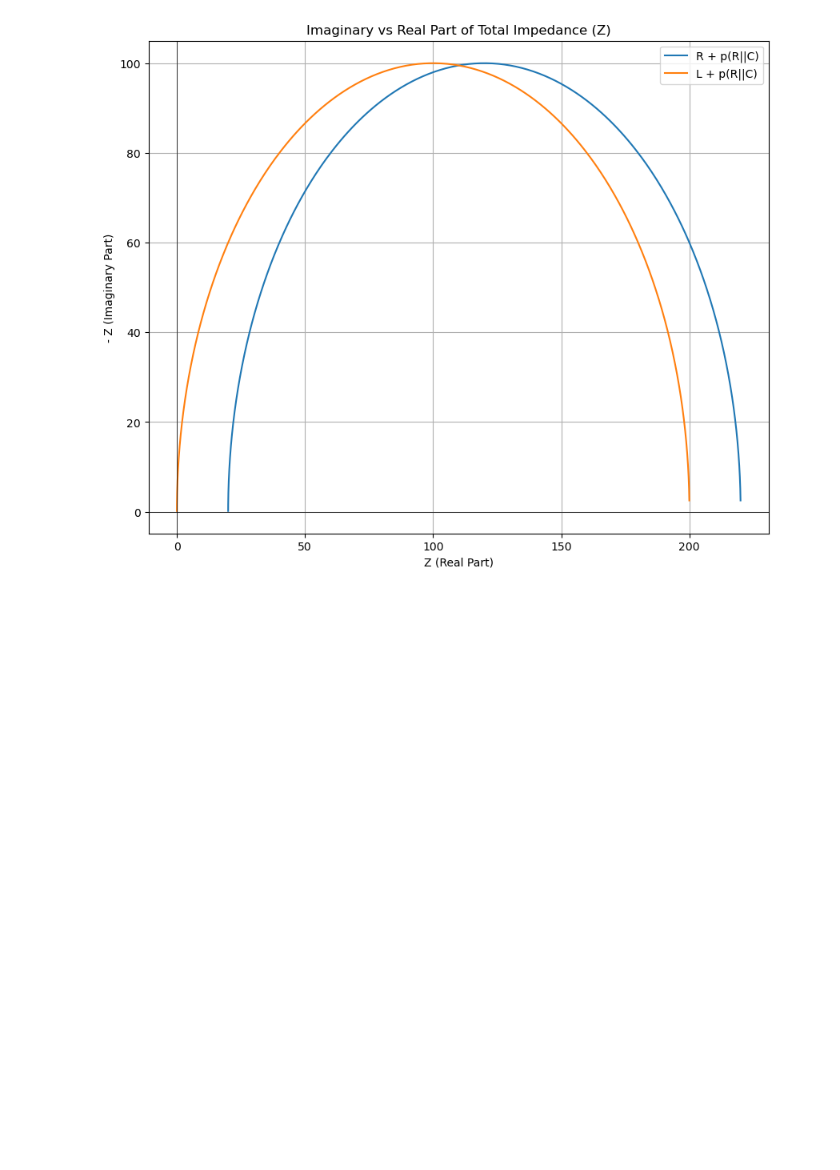
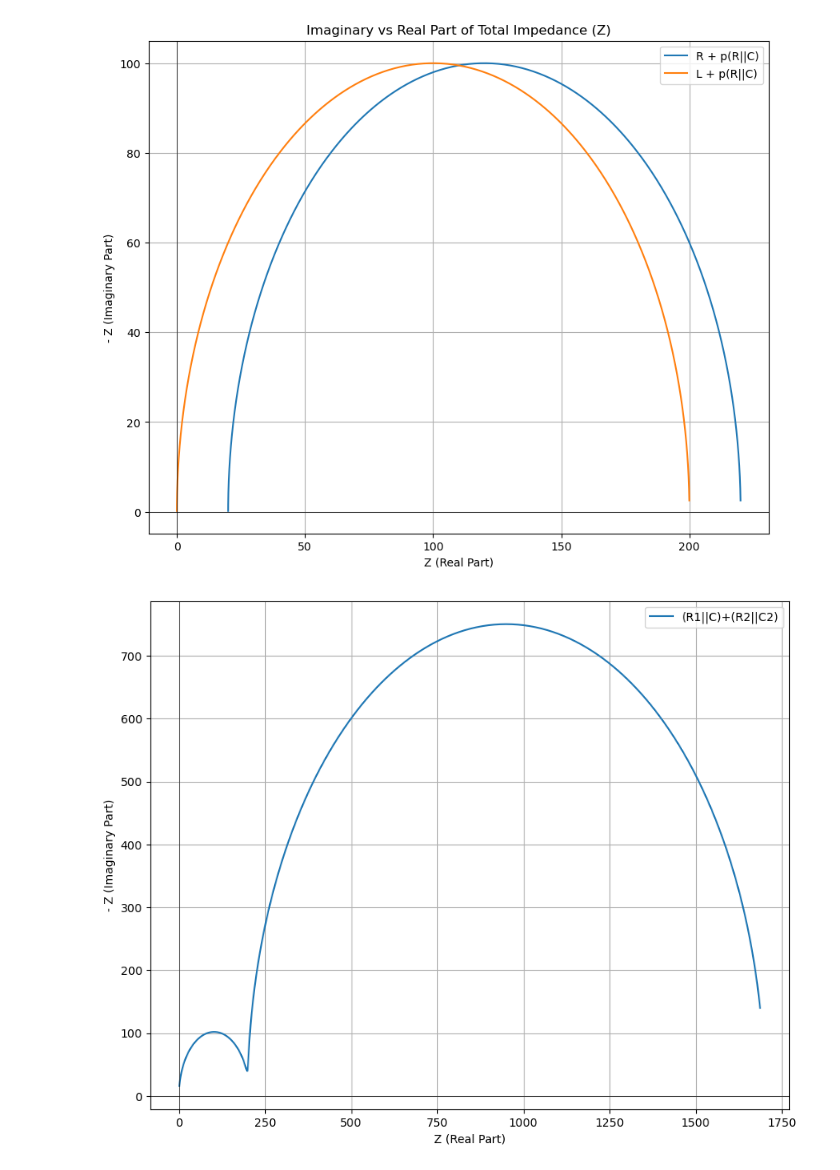
Before and after one commit to Tor91/EIS, a Jupyter notebook: EIS.ipynb, the cells around one changed output. Saved outputs shown, nothing was run; the diff lists cells and outputs as text; code cells hidden in the pictures; blank space fills up the shorter version.

```diff
--- a/EIS.ipynb
+++ b/EIS.ipynb
@@ -386,3 +386,53 @@ plt.legend()
 plt.show()
 # %% [output]
 [figure]
+# %%
+
+
+# Parameters for the parallel RC and series R2 circuit
+frequencies = np.logspace(1, 6, 1000)
+omega = 2 * np.pi * frequencies
+R1 = 200  # ohms
+R2 = 1500  # ohms
+
+C = 1e-8  # farads
+C2 = 1e-6  # arads
+
+
+
+# Impedance calculation for R1 and C in parallel
+Z_R1 = R1 * np.ones_like(frequencies)
+Z_R2 = R2 * np.ones_like(frequencies)
+Z_C = 1 / (1j * omega * C)
+Z_C2 = 1 / (1j * omega * C2)
+
+
+Z_parallel_RC = 1 / (1 / Z_R1 + 1 / Z_C)
+Z_parallel_RC2 = 1 / (1 / Z_R2 + 1 / Z_C2)
+
+# Total impedance for (R1||C)+(R2||C2)
+Z_total = Z_parallel_RC + Z_parallel_RC2
+
+
+
+# Extracting real and imaginary parts
+Z_real_total = Z_total.real
+Z_imag_total = Z_total.imag
+
+
+
+# Plotting Z(imaginary) vs Z(real)
+plt.figure(figsize=(10, 8))
+
+plt.plot(Z_real_total, -Z_imag_total, label='(R1||C)+(R2||C2)')
+#plt.title('Imaginary vs Real Part of Total Impedance (Z)')
+plt.xlabel('Z (Real Part)')
+plt.ylabel('- Z (Imaginary Part)')
+plt.grid(True)
+plt.axhline(0, color='black', linewidth=0.5)
+plt.axvline(0, color='black', linewidth=0.5)
+plt.legend()
+
+plt.show()
+# %% [output]
+[figure, added]
```
